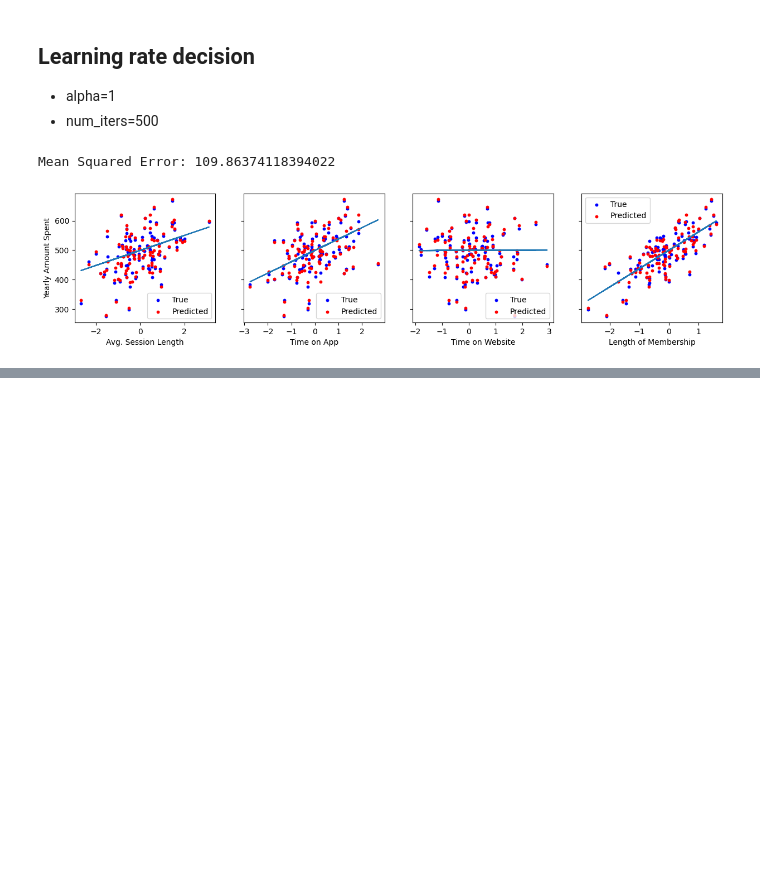
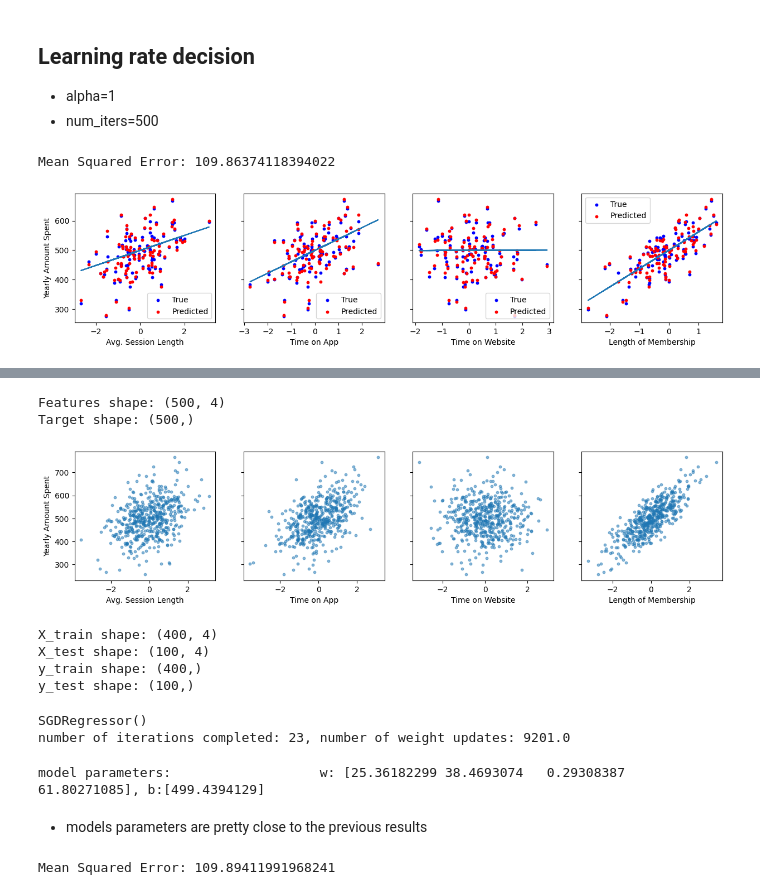
Before and after one commit to lam-thai-nguyen/Linear-Regression-E-Commerce, a Jupyter notebook: main.ipynb, the cells around one changed output, grey strips where cells are left out. Drawn from its saved outputs; the diff is of its cells as text; code cells hidden in the pictures; blank space fills up the shorter version.

```diff
--- a/main.ipynb
+++ b/main.ipynb
@@ -167,0 +172,60 @@ plt.show()
+# %%
+# Target and features
+features = ["Avg. Session Length", "Time on App", "Time on Website", "Length of Membership"]
+X = df[features]
+y = df["Yearly Amount Spent"]
+print(f"Features shape: {X.shape}")
+print(f"Target shape: {y.shape}")
+# %% [output]
+Features shape: (500, 4)
+Target shape: (500,)
+# %%
+# Normalize
+scaler = StandardScaler()
+X_norm = scaler.fit_transform(X)
+
+fig, ax = plt.subplots(1, 4, figsize=(15, 3), sharey=True)
+for i in range(len(features)):
+    ax[i].scatter(X_norm[:, i], y, s=10, alpha=0.5)
+    ax[i].set_xlabel(features[i])
+ax[0].set_ylabel("Yearly Amount Spent")
+plt.show()
+# %% [output]
+[figure, added]
+# %%
+# Split dataset
+X_train, X_test, y_train, y_test = train_test_split(X_norm, y, test_size=0.2, random_state=42)
+
+print(f"X_train shape: {X_train.shape}")
+print(f"X_test shape: {X_test.shape}")
+print(f"y_train shape: {y_train.shape}")
+print(f"y_test shape: {y_test.shape}")
+# %% [output]
+X_train shape: (400, 4)
+X_test shape: (100, 4)
+y_train shape: (400,)
+y_test shape: (100,)
+# %%
+# Create and fit the regression model
+sgdr = SGDRegressor()
+sgdr.fit(X_train, y_train)
+print(sgdr)
+print(f"number of iterations completed: {sgdr.n_iter_}, number of weight updates: {sgdr.t_}")
+# %% [output]
+SGDRegressor()
+number of iterations completed: 23, number of weight updates: 9201.0
+# %%
+# Result
+b_norm = sgdr.intercept_
+w_norm = sgdr.coef_
+print(f"model parameters:                   w: {w_norm}, b:{b_norm}")
+# %% [output]
+model parameters:                   w: [25.36182299 38.4693074   0.29308387 61.80271085], b:[499.4394129]
+# %% [markdown]
+- models parameters are pretty close to the previous results
+# %%
+# Make predictions
+y_pred = sgdr.predict(X_test)
+print(f"Mean Squared Error: {mean_squared_error(y_test, y_pred)}")
+# %% [output]
+Mean Squared Error: 109.89411991968241
```
Also changed, not shown: parts of 8 cells of this notebook.
